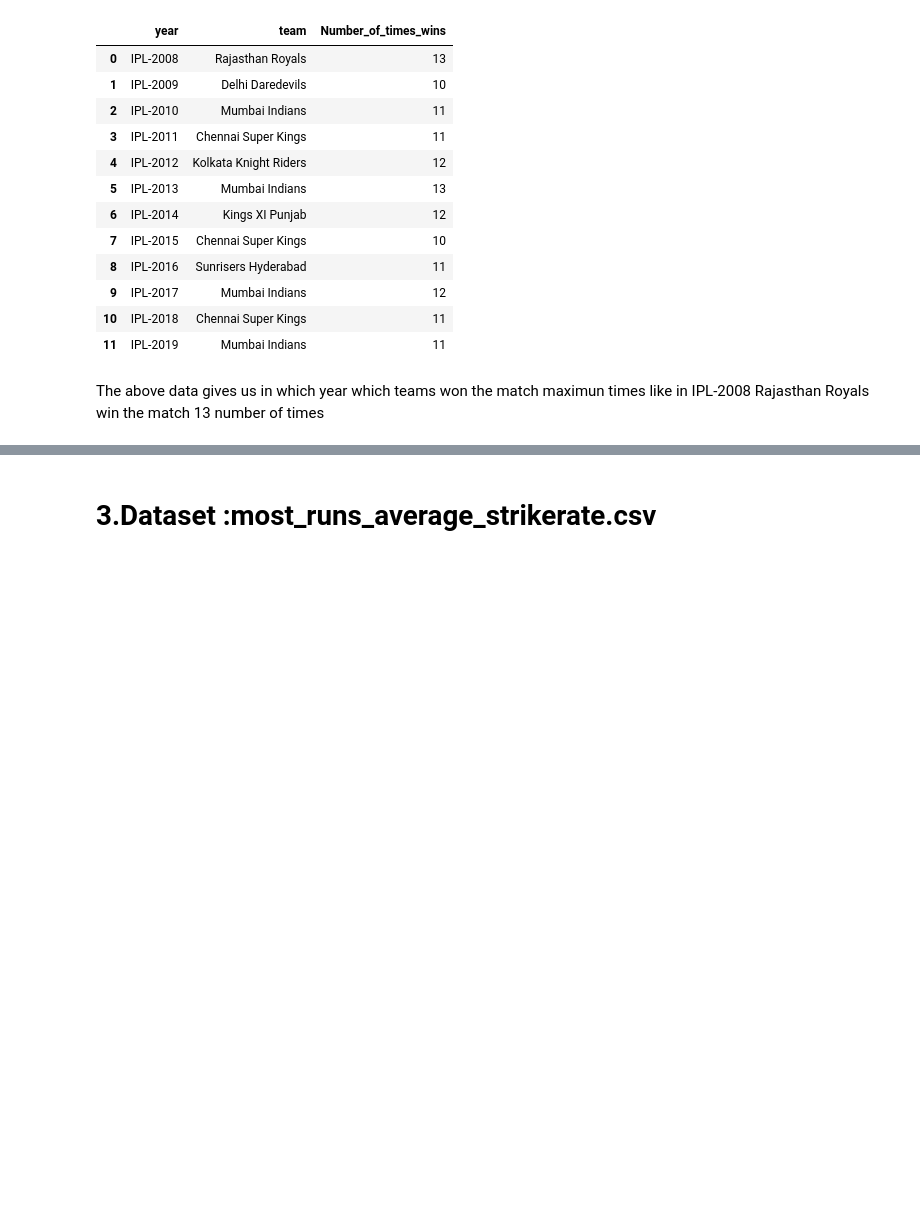
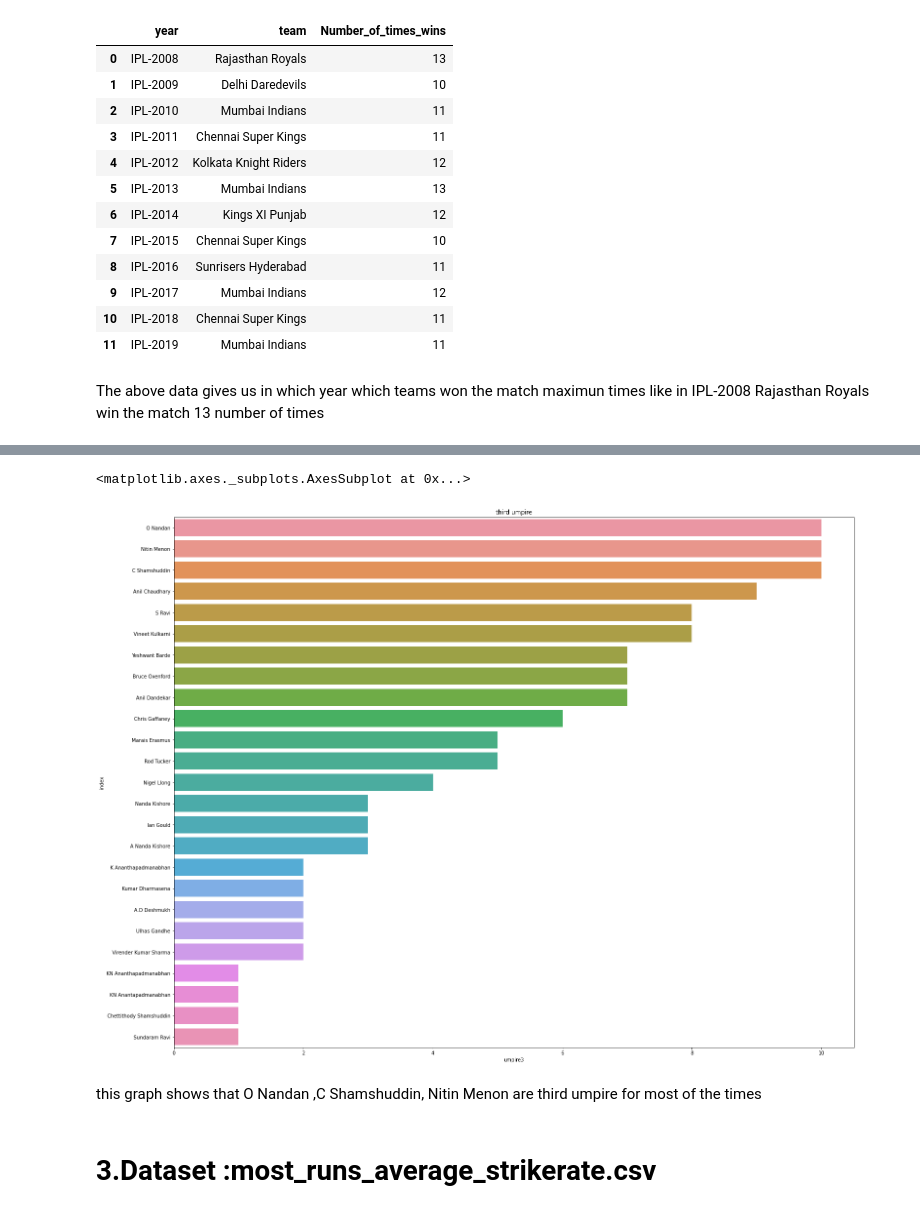
Before and after one commit to hrushikeshsahu19/IPL-data-analysis, a Jupyter notebook: Hrushikesh_Sahu_Team_3_Capstone_Project.ipynb, the cells around one changed output, grey strips where cells are left out. Drawn from its saved outputs; the diff is of its cells as text; code cells hidden in the pictures; blank space fills up the shorter version.

```diff
--- a/Hrushikesh_Sahu_Team_3_Capstone_Project.ipynb
+++ b/Hrushikesh_Sahu_Team_3_Capstone_Project.ipynb
@@ -601,3 +651,12 @@ this graph shows that  	HDPK Dharmasena is umpire for  most of the times ,Asad R
+# %%
+plt.figure(figsize=(25,20))
+plt.title('third umpire')
+sns.barplot(x = 'umpire3', y = 'index', data = umpire3_df)
+# %% [output]
+<matplotlib.axes._subplots.AxesSubplot at 0x...>
+[figure, added]
+# %% [markdown]
+this graph shows that O Nandan ,C Shamshuddin, Nitin Menon	 are third umpire for most of the times
 # %% [markdown]
 # 3.Dataset :most_runs_average_strikerate.csv
 # %%
```
Also changed, not shown: parts of 57 cells of this notebook.
